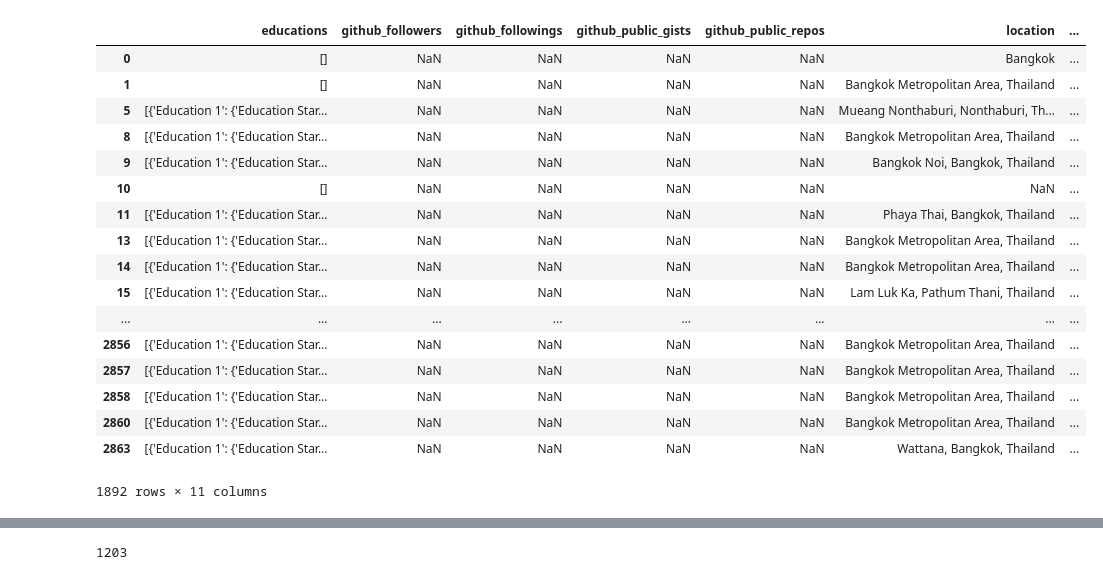
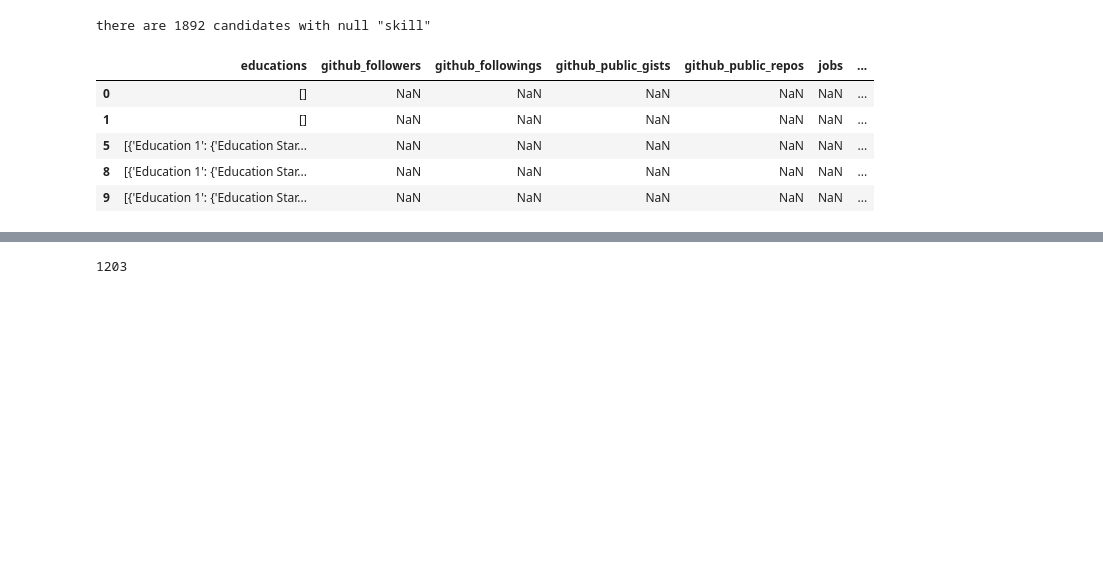
Before and after one commit to kwarodom/CandidateFinder_With_ML, a Jupyter notebook: query.ipynb, the cells around one changed output, grey strips where cells are left out. Cells and saved outputs as stored; diff of their text form; code cells hidden in the pictures; blank space fills up the shorter version.

```diff
--- a/query.ipynb
+++ b/query.ipynb
@@ -64,5 +67,7 @@ test_data.head()
 # %%
 test_data = data.copy()
+# TODO later we should incorporate these features to get insightful/hidden information
+# 3.1 remove unnessesary columns
 del test_data["websites"]
 del test_data["twitter"]
 del test_data["alive_dead"]
@@ -87,53 +92,44 @@ del test_data["time_spent_each_job"]
 del test_data["status"]
 del test_data["stargazers_count"]
 del test_data["repos_languages"]
 del test_data["repos_fork"]
 del test_data["consultant"]
 del test_data["bonus"]
 del test_data["followers"]
 del test_data["followings"]
 del test_data["github_url"]
 del test_data["jbscore"]
 del test_data["public_repos"]
 del test_data["repos_forks_count"]
 del test_data["uuid"]
 del test_data["github_updated_at"]
 del test_data["country"]
 del test_data["hirable"]
 del test_data["public_gists"]
 del test_data["ownership"]
 del test_data["target_company"]
 del test_data["target_position"]
 del test_data["reason_for_leaving"]
 
+# 3.2 check if skills column has null value
 item = test_data["skills"].isnull()
 drop_list = []
 for i in range(len(item)):
+    # 3.2.1 candidates with null skills value
     if item[i] == True:
         drop_list.append(i)
 
 test_data = test_data.drop(test_data.index[drop_list])
-len(test_data)
-test_data
+print("there are {} candidates with null \"skill\"".format(len(test_data)))
+test_data.head()
 # %% [output]
+there are 1892 candidates with null "skill"
-|  | educations | github_followers | github_followings | github_public_gists | github_public_repos | location | ... |
-| 0 | [] | NaN | NaN | NaN | NaN | Bangkok | ... |
-| 1 | [] | NaN | NaN | NaN | NaN | Bangkok Metropolitan Area, Thailand | ... |
-| 5 | [{'Education 1': {'Education Star... | NaN | NaN | NaN | NaN | Mueang Nonthaburi, Nonthaburi, Th... | ... |
-| 8 | [{'Education 1': {'Education Star... | NaN | NaN | NaN | NaN | Bangkok Metropolitan Area, Thailand | ... |
-| 9 | [{'Education 1': {'Education Star... | NaN | NaN | NaN | NaN | Bangkok Noi, Bangkok, Thailand | ... |
-| 10 | [] | NaN | NaN | NaN | NaN | NaN | ... |
-| 11 | [{'Education 1': {'Education Star... | NaN | NaN | NaN | NaN | Phaya Thai, Bangkok, Thailand | ... |
-| 13 | [{'Education 1': {'Education Star... | NaN | NaN | NaN | NaN | Bangkok Metropolitan Area, Thailand | ... |
-| 14 | [{'Education 1': {'Education Star... | NaN | NaN | NaN | NaN | Bangkok Metropolitan Area, Thailand | ... |
-| 15 | [{'Education 1': {'Education Star... | NaN | NaN | NaN | NaN | Lam Luk Ka, Pathum Thani, Thailand | ... |
-| ... | ... | ... | ... | ... | ... | ... | ... |
-| 2856 | [{'Education 1': {'Education Star... | NaN | NaN | NaN | NaN | Bangkok Metropolitan Area, Thailand | ... |
-| 2857 | [{'Education 1': {'Education Star... | NaN | NaN | NaN | NaN | Bangkok Metropolitan Area, Thailand | ... |
-| 2858 | [{'Education 1': {'Education Star... | NaN | NaN | NaN | NaN | Bangkok Metropolitan Area, Thailand | ... |
-| 2860 | [{'Education 1': {'Education Star... | NaN | NaN | NaN | NaN | Bangkok Metropolitan Area, Thailand | ... |
-| 2863 | [{'Education 1': {'Education Star... | NaN | NaN | NaN | NaN | Wattana, Bangkok, Thailand | ... |
+|  | educations | github_followers | github_followings | github_public_gists | github_public_repos | jobs | ... |
+| 0 | [] | NaN | NaN | NaN | NaN | NaN | ... |
+| 1 | [] | NaN | NaN | NaN | NaN | NaN | ... |
+| 5 | [{'Education 1': {'Education Star... | NaN | NaN | NaN | NaN | NaN | ... |
+| 8 | [{'Education 1': {'Education Star... | NaN | NaN | NaN | NaN | NaN | ... |
+| 9 | [{'Education 1': {'Education Star... | NaN | NaN | NaN | NaN | NaN | ... |
-1892 rows × 11 columns
 # %%
 # test_data.head()
 test_data = test_data.reset_index(drop=True)
```
Also changed, not shown: parts of 17 cells of this notebook, 2 other files.
